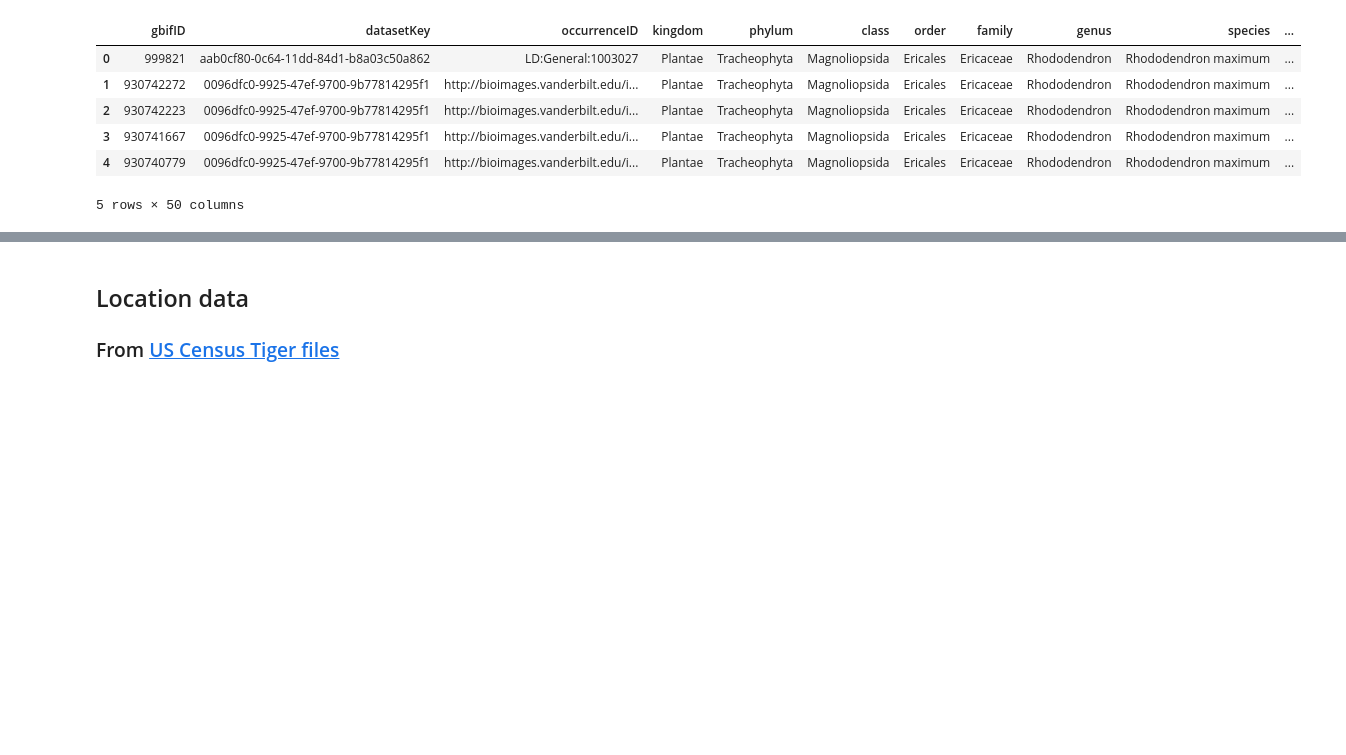
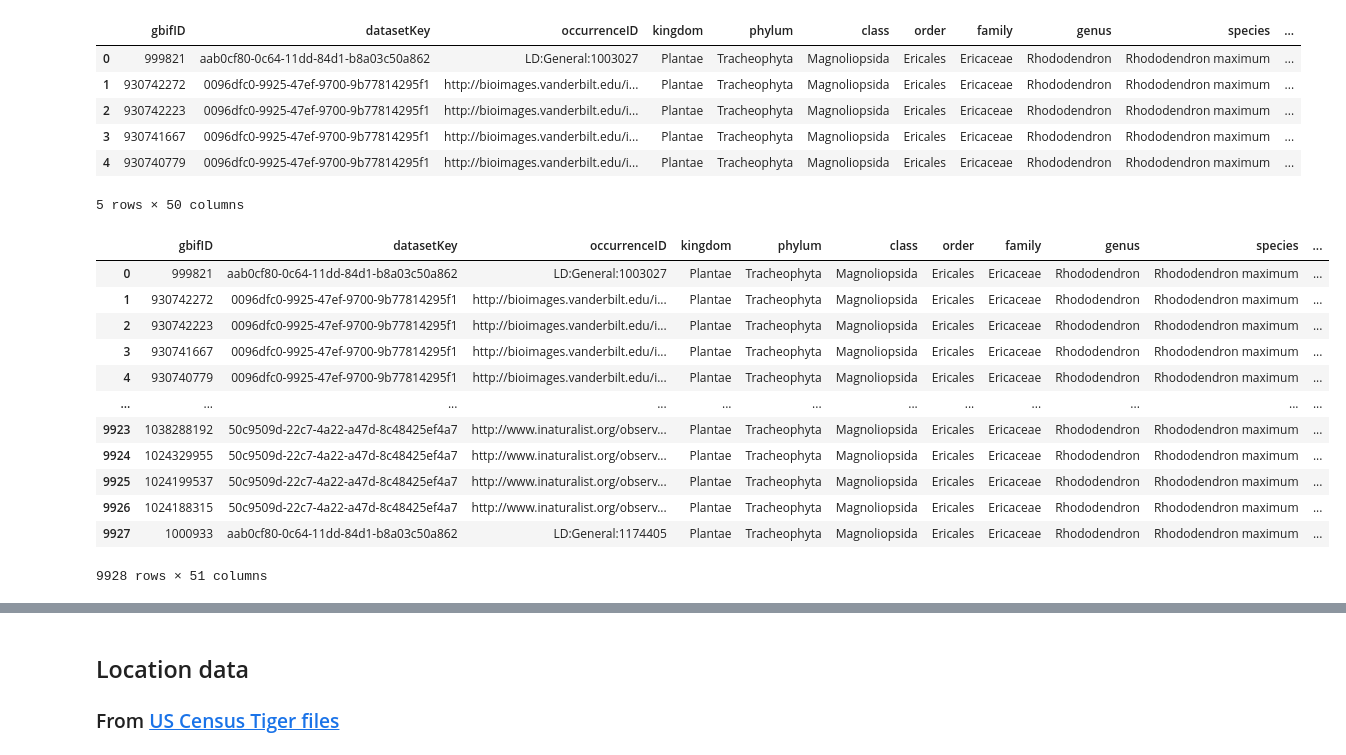
Before and after one commit to earthlab-education/habitat-suitability-BioNCphilic, a Jupyter notebook: climate.ipynb, the cells around one changed output, grey strips where cells are left out. Drawn from its saved outputs; the diff is of its cells as text; code cells hidden in the pictures; blank space fills up the shorter version.

```diff
--- a/climate.ipynb
+++ b/climate.ipynb
@@ -199,3 +195,30 @@ gbif_df.head()
 | 3 | 930741667 | 0096dfc0-9925-47ef-9700-9b77814295f1 | http://bioimages.vanderbilt.edu/i... | Plantae | Tracheophyta | Magnoliopsida | Ericales | Ericaceae | Rhododendron | Rhododendron maximum | ... |
 | 4 | 930740779 | 0096dfc0-9925-47ef-9700-9b77814295f1 | http://bioimages.vanderbilt.edu/i... | Plantae | Tracheophyta | Magnoliopsida | Ericales | Ericaceae | Rhododendron | Rhododendron maximum | ... |
 5 rows × 50 columns
+# %%
+# make gbif data spatial
+gbif_gdf = (
+    gpd.GeoDataFrame(
+        gbif_df,
+        geometry=gpd.points_from_xy(
+            gbif_df.decimalLongitude,
+            gbif_df.decimalLatitude
+        ),
+        crs = 'EPSG:4326'
+))
+
+gbif_gdf
+# %% [output]
+|  | gbifID | datasetKey | occurrenceID | kingdom | phylum | class | order | family | genus | species | ... |
+| 0 | 999821 | aab0cf80-0c64-11dd-84d1-b8a03c50a862 | LD:General:1003027 | Plantae | Tracheophyta | Magnoliopsida | Ericales | Ericaceae | Rhododendron | Rhododendron maximum | ... |
+| 1 | 930742272 | 0096dfc0-9925-47ef-9700-9b77814295f1 | http://bioimages.vanderbilt.edu/i... | Plantae | Tracheophyta | Magnoliopsida | Ericales | Ericaceae | Rhododendron | Rhododendron maximum | ... |
+| 2 | 930742223 | 0096dfc0-9925-47ef-9700-9b77814295f1 | http://bioimages.vanderbilt.edu/i... | Plantae | Tracheophyta | Magnoliopsida | Ericales | Ericaceae | Rhododendron | Rhododendron maximum | ... |
+| 3 | 930741667 | 0096dfc0-9925-47ef-9700-9b77814295f1 | http://bioimages.vanderbilt.edu/i... | Plantae | Tracheophyta | Magnoliopsida | Ericales | Ericaceae | Rhododendron | Rhododendron maximum | ... |
+| 4 | 930740779 | 0096dfc0-9925-47ef-9700-9b77814295f1 | http://bioimages.vanderbilt.edu/i... | Plantae | Tracheophyta | Magnoliopsida | Ericales | Ericaceae | Rhododendron | Rhododendron maximum | ... |
+| ... | ... | ... | ... | ... | ... | ... | ... | ... | ... | ... | ... |
+| 9923 | 1038288192 | 50c9509d-22c7-4a22-a47d-8c48425ef4a7 | http://www.inaturalist.org/observ... | Plantae | Tracheophyta | Magnoliopsida | Ericales | Ericaceae | Rhododendron | Rhododendron maximum | ... |
+| 9924 | 1024329955 | 50c9509d-22c7-4a22-a47d-8c48425ef4a7 | http://www.inaturalist.org/observ... | Plantae | Tracheophyta | Magnoliopsida | Ericales | Ericaceae | Rhododendron | Rhododendron maximum | ... |
+| 9925 | 1024199537 | 50c9509d-22c7-4a22-a47d-8c48425ef4a7 | http://www.inaturalist.org/observ... | Plantae | Tracheophyta | Magnoliopsida | Ericales | Ericaceae | Rhododendron | Rhododendron maximum | ... |
+| 9926 | 1024188315 | 50c9509d-22c7-4a22-a47d-8c48425ef4a7 | http://www.inaturalist.org/observ... | Plantae | Tracheophyta | Magnoliopsida | Ericales | Ericaceae | Rhododendron | Rhododendron maximum | ... |
+| 9927 | 1000933 | aab0cf80-0c64-11dd-84d1-b8a03c50a862 | LD:General:1174405 | Plantae | Tracheophyta | Magnoliopsida | Ericales | Ericaceae | Rhododendron | Rhododendron maximum | ... |
+9928 rows × 51 columns
```
Also changed, not shown: parts of 2 cells of this notebook.
